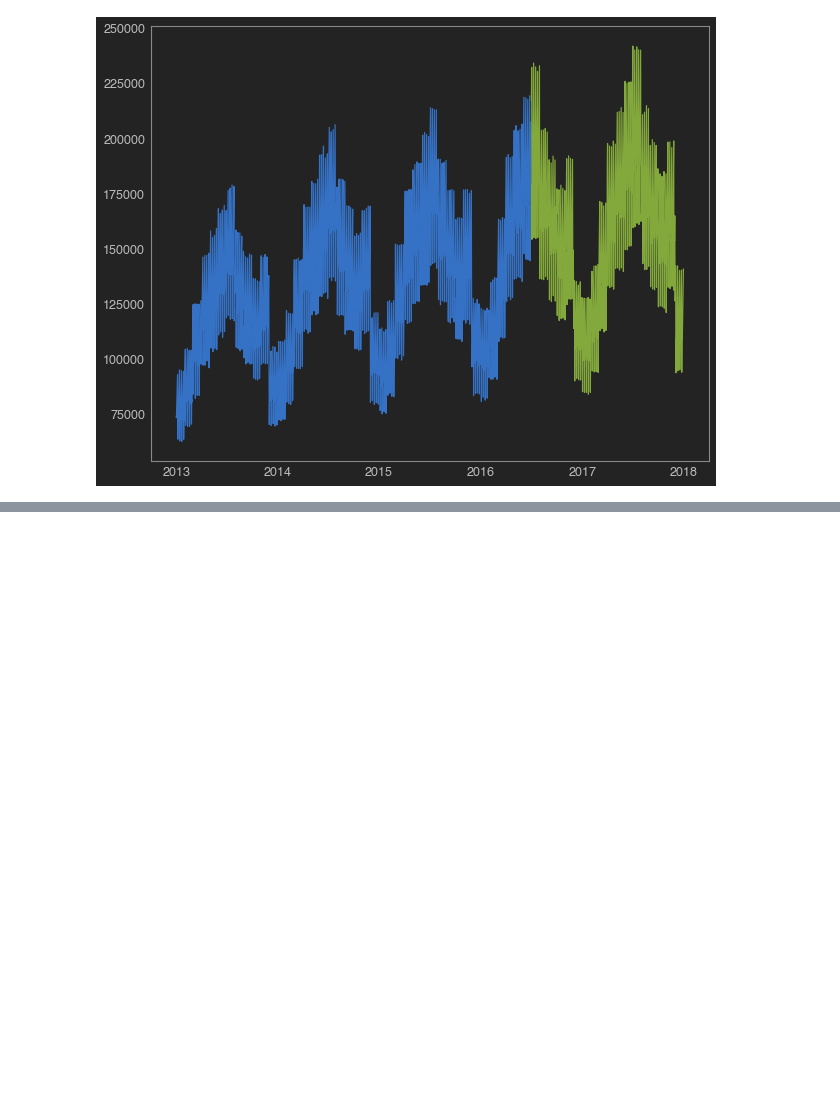
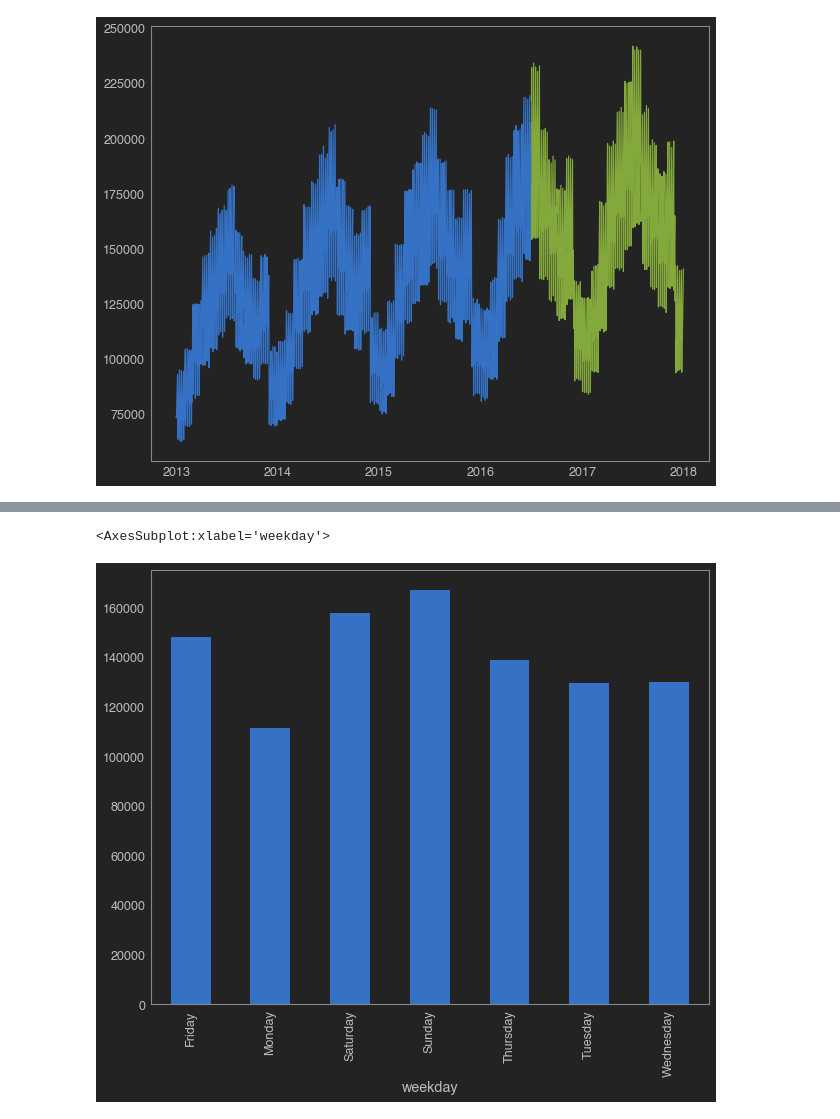
Before and after one commit to Ken-Alviola/time-series-exercises, a Jupyter notebook: explore.ipynb, the cells around one changed output, grey strips where cells are left out. Saved outputs shown, nothing was run; the diff lists cells and outputs as text; code cells hidden in the pictures; blank space fills up the shorter version.

```diff
--- a/explore.ipynb
+++ b/explore.ipynb
@@ -76,0 +119,3 @@ plt.plot(test.index, test.sales_total)
+# %%
+train['weekday'] = train.index.day_name()
+train.head()
@@ -76,0 +130,5 @@ plt.plot(test.index, test.sales_total)
+# %%
+train.groupby('weekday').sales_total.mean().plot.bar()
+# %% [output]
+<AxesSubplot:xlabel='weekday'>
+[figure, added]
```
Also changed, not shown: parts of 48 cells of this notebook.
